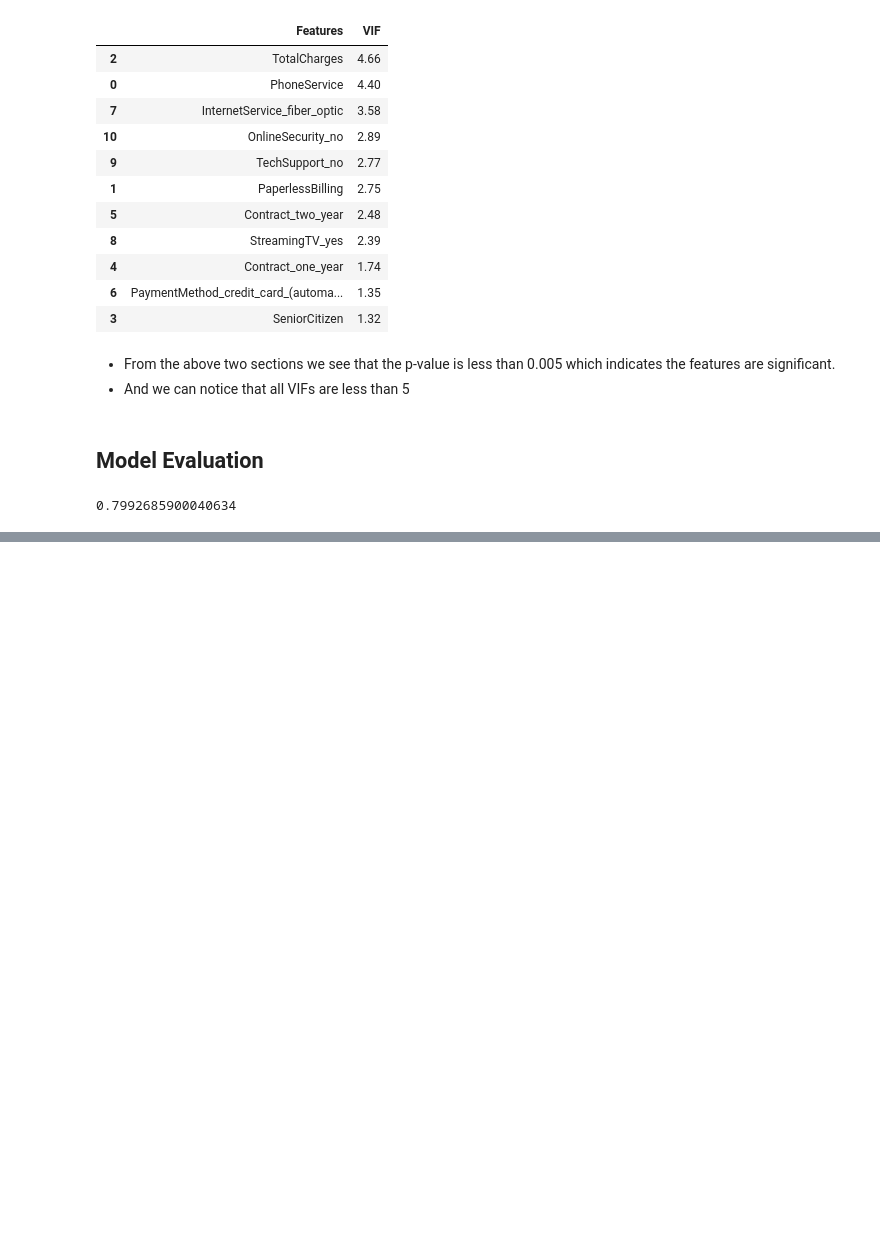
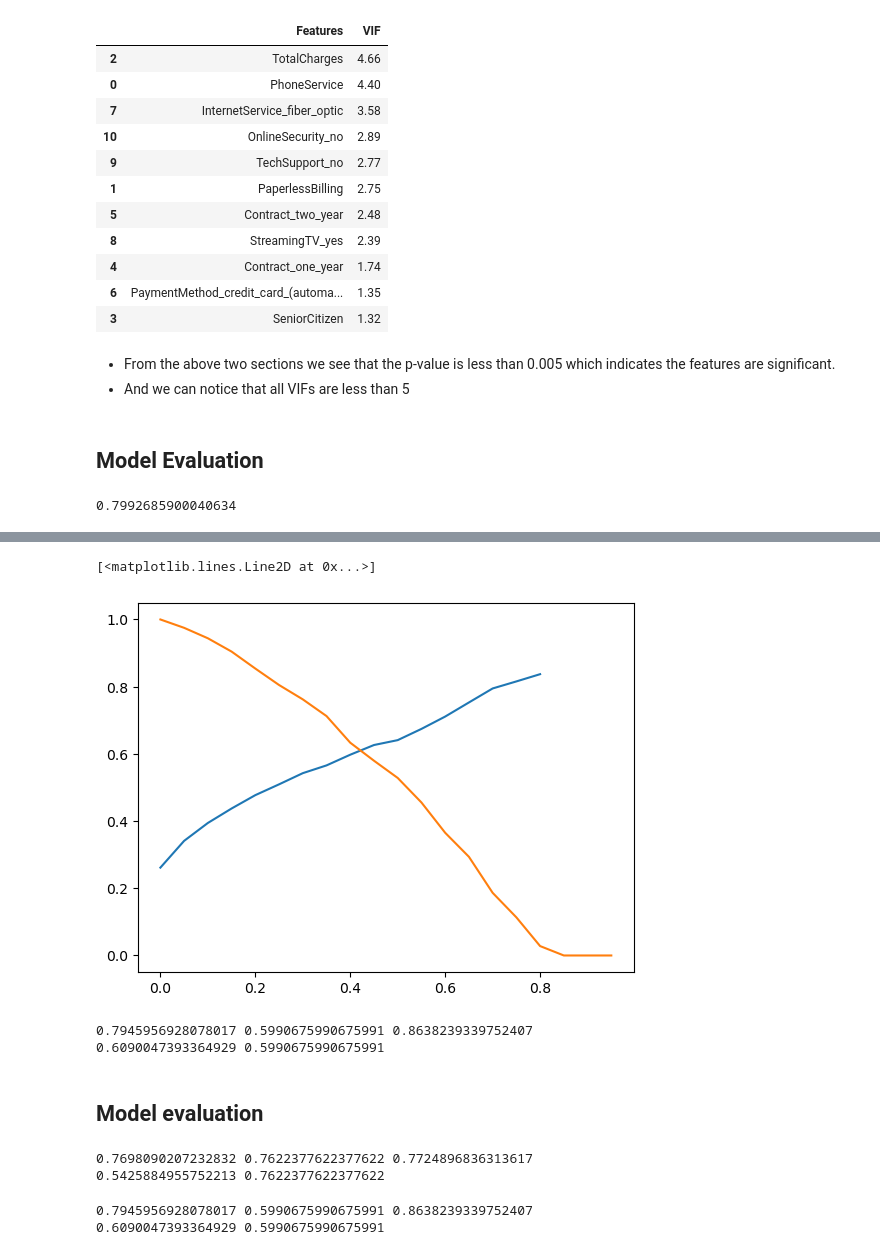
Before and after one commit to venkatpselvam1/DataScienceML, a Jupyter notebook: 003_LogisticRegression/003_MultiVarientAnalysis/002_LogisticRegressionMultiVarient.ipynb, the cells around one changed output, grey strips where cells are left out. Cells and saved outputs as stored; diff of their text form; code cells hidden in the pictures; blank space fills up the shorter version.

Commit message:
logical regression model evaluation

```diff
--- a/003_LogisticRegression/003_MultiVarientAnalysis/002_LogisticRegressionMultiVarient.ipynb
+++ b/003_LogisticRegression/003_MultiVarientAnalysis/002_LogisticRegressionMultiVarient.ipynb
@@ -427,0 +565,14 @@ print(accuracy_score(y_test_pred, y_test))
+# %%
+numbers = [float(x)/20 for x in range(20)]
+pre_rec_df = pd.DataFrame( columns = ['prob','precision','recall'])
+for x in numbers:
+    cm = confusion_matrix(y_train, y_train_prob.apply(lambda y: 1 if y > x else 0 ))
+    #print(cm)
+    TP = cm[1,1]
+    TN = cm[0,0]
+    FP = cm[0, 1]
+    FN = cm[1, 0]
+    precision = TP / (TP + FP)
+    recall = TP / (TP + FN)
+    pre_rec_df.loc[x] = [x, precision, recall]
+print(pre_rec_df)
@@ -427,0 +597,65 @@ print(accuracy_score(y_test_pred, y_test))
+# %%
+plt.plot(pre_rec_df['prob'], pre_rec_df['precision'])
+plt.plot(pre_rec_df['prob'], pre_rec_df['recall'])
+#plt.plot([0.425,1],[0.6,1])
+#so the optimal value is 0.425
+# %% [output]
+[<matplotlib.lines.Line2D at 0x...>]
+[figure, added]
+# %%
+# precision = TP/(TP + FP)
+# Recall = TP / (TP + FN)
+cm = confusion_matrix(y_train, y_train_prob.apply(lambda y: 1 if y > 0.425 else 0 ))
+TP = cm[1,1]
+TN = cm[0,0]
+FP = cm[0, 1]
+FN = cm[1, 0]
+total = FP + FN + TP + TN
+accuracy = (TP + TN)/ (total)
+sensi = TP / (TP+FN)
+speci = TN / (TN+FP)
+precision = TP / (TP + FP)
+recall = TP / (TP + FN)
+print(accuracy, sensi, speci)
+print(precision, recall)
+# %% [output]
+0.7945956928078017 0.5990675990675991 0.8638239339752407
+0.6090047393364929 0.5990675990675991
+# %% [markdown]
+## Model evaluation
+# %%
+# prob = 0.3
+cm = confusion_matrix(y_train, y_train_prob.apply(lambda x : 1 if x > 0.3 else 0))
+TP = cm[1,1]
+TN = cm[0,0]
+FP = cm[0, 1]
+FN = cm[1, 0]
+total = FP + FN + TP + TN
+accuracy = (TP + TN)/ (total)
+sensi = TP / (TP+FN)
+speci = TN / (TN+FP)
+precision = TP / (TP + FP)
+recall = TP / (TP + FN)
+print(accuracy, sensi, speci)
+print(precision, recall)
+# %% [output]
+0.7698090207232832 0.7622377622377622 0.7724896836313617
+0.5425884955752213 0.7622377622377622
+# %%
+# prob = 0.425
+cm = confusion_matrix(y_train, y_train_prob.apply(lambda x : 1 if x > 0.425 else 0))
+TP = cm[1,1]
+TN = cm[0,0]
+FP = cm[0, 1]
+FN = cm[1, 0]
+total = FP + FN + TP + TN
+accuracy = (TP + TN)/ (total)
+sensi = TP / (TP+FN)
+speci = TN / (TN+FP)
+precision = TP / (TP + FP)
+recall = TP / (TP + FN)
+print(accuracy, sensi, speci)
+print(precision, recall)
+# %% [output]
+0.7945956928078017 0.5990675990675991 0.8638239339752407
+0.6090047393364929 0.5990675990675991
```
Also changed, not shown: parts of 19 cells of this notebook, 1 other file.
